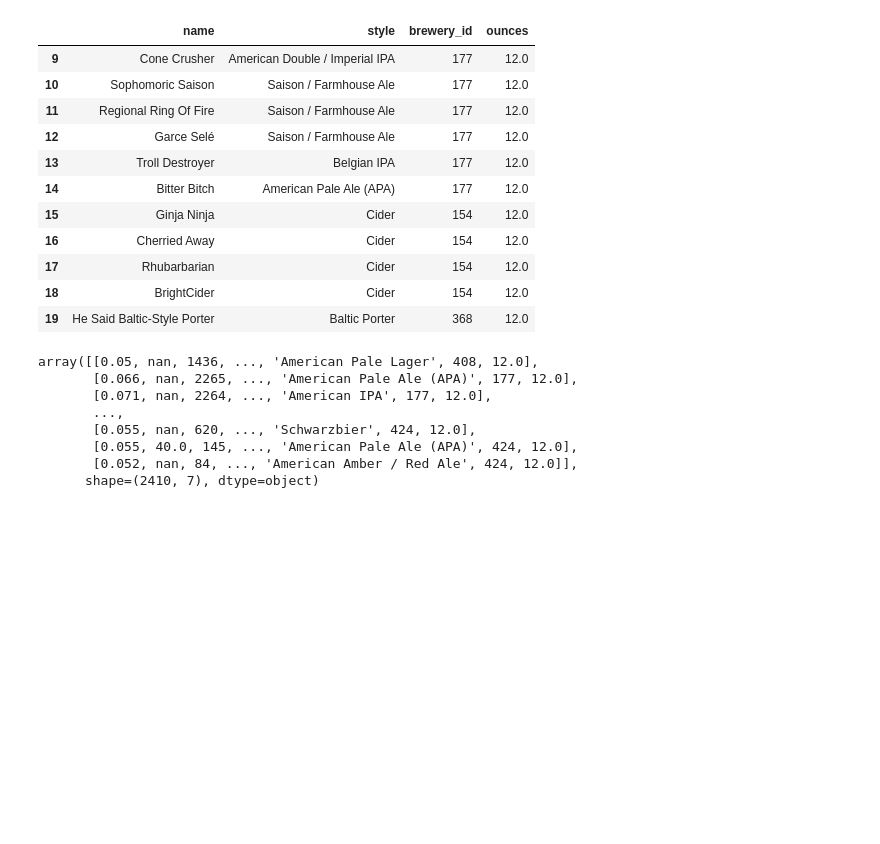
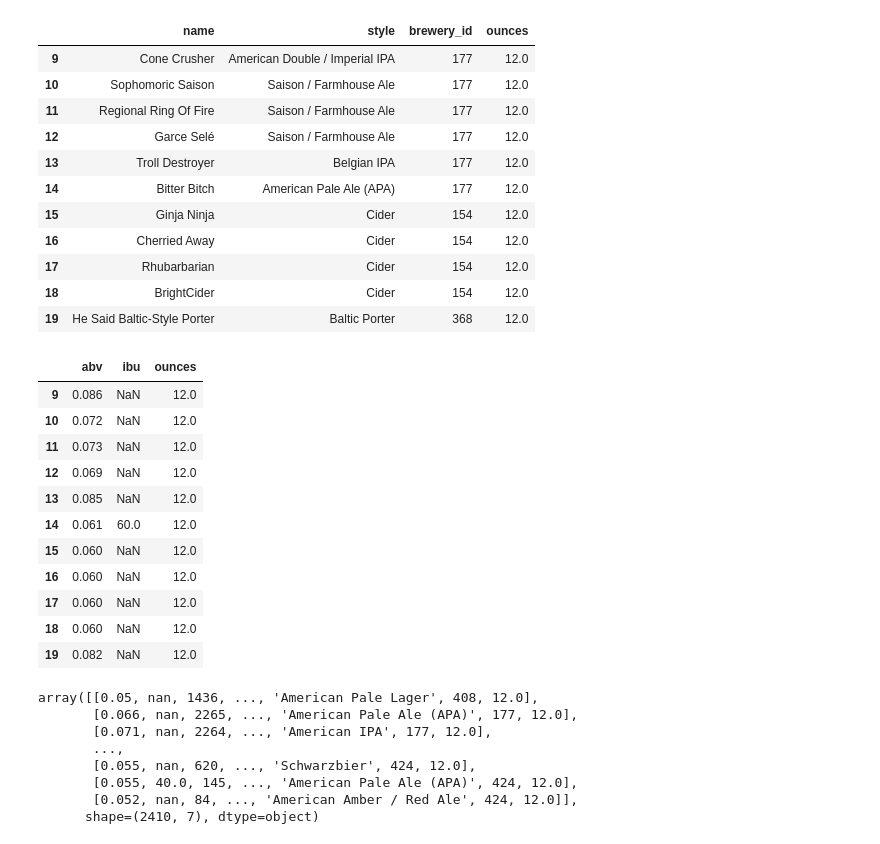
Before and after one commit to jlalonsoredon/2026-02-BILBAO-FT-Data-Science, a Jupyter notebook: 2-Data_Analysis/2-Pandas/Practica/6-Beers/birras_repaso.ipynb, the cells around one changed output. Saved outputs shown, nothing was run; the diff lists cells and outputs as text; code cells hidden in the pictures; blank space fills up the shorter version.

```diff
--- a/2-Data_Analysis/2-Pandas/Practica/6-Beers/birras_repaso.ipynb
+++ b/2-Data_Analysis/2-Pandas/Practica/6-Beers/birras_repaso.ipynb
@@ -161,6 +179,20 @@ birras[9:20].loc[:, "name":"ounces"]
 | 19 | He Said Baltic-Style Porter | Baltic Porter | 368 | 12.0 |
 # %%
 birra10 = birras[9:20][["abv", "ibu", "ounces"]]
+birra10
+# %% [output]
+|  | abv | ibu | ounces |
+| 9 | 0.086 | NaN | 12.0 |
+| 10 | 0.072 | NaN | 12.0 |
+| 11 | 0.073 | NaN | 12.0 |
+| 12 | 0.069 | NaN | 12.0 |
+| 13 | 0.085 | NaN | 12.0 |
+| 14 | 0.061 | 60.0 | 12.0 |
+| 15 | 0.060 | NaN | 12.0 |
+| 16 | 0.060 | NaN | 12.0 |
+| 17 | 0.060 | NaN | 12.0 |
+| 18 | 0.060 | NaN | 12.0 |
+| 19 | 0.082 | NaN | 12.0 |
 # %%
 birras.to_numpy()
 # %% [output]
```
Also changed, not shown: parts of 11 cells of this notebook.
